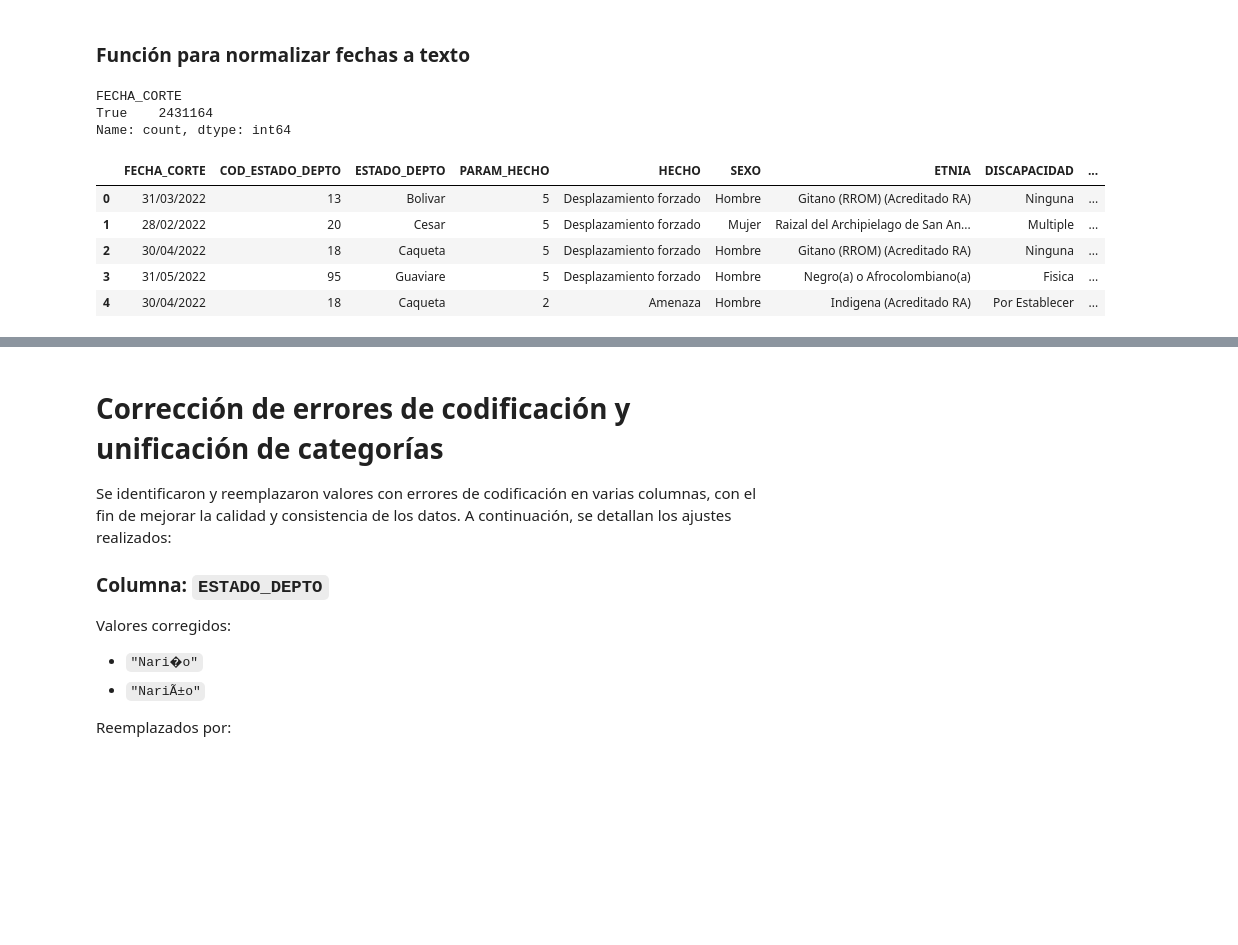
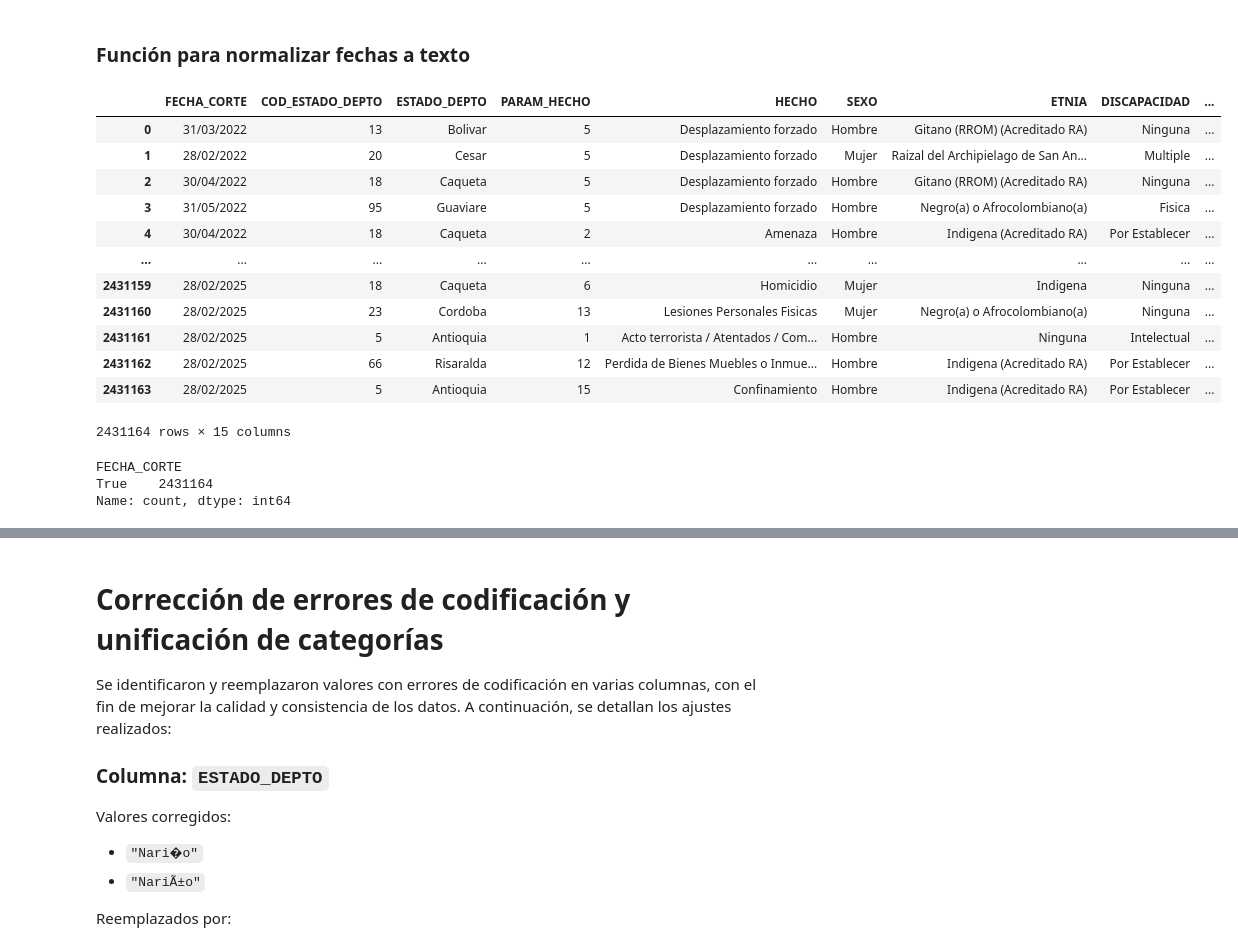
Before and after one commit to SantiRendon/memoria-abierta-conflicto-armado-colombia-2022-2025, a Jupyter notebook: notebooks/02_limpieza_datos_victimas.ipynb, the cells around one changed output, grey strips where cells are left out. Drawn from its saved outputs; the diff is of its cells as text; code cells hidden in the pictures; blank space fills up the shorter version.

```diff
--- a/notebooks/02_limpieza_datos_victimas.ipynb
+++ b/notebooks/02_limpieza_datos_victimas.ipynb
@@ -188,17 +188,27 @@ def normalizar_fecha(fecha_str: str) -> str:
 df["FECHA_CORTE"] = df["FECHA_CORTE"].apply(normalizar_fecha)
 # %%
 df = df.drop(columns=["FORMATO_FECHA"])
+# %%
+df
+# %% [output]
+|  | FECHA_CORTE | COD_ESTADO_DEPTO | ESTADO_DEPTO | PARAM_HECHO | HECHO | SEXO | ETNIA | DISCAPACIDAD | ... |
+| 0 | 31/03/2022 | 13 | Bolivar | 5 | Desplazamiento forzado | Hombre | Gitano (RROM) (Acreditado RA) | Ninguna | ... |
+| 1 | 28/02/2022 | 20 | Cesar | 5 | Desplazamiento forzado | Mujer | Raizal del Archipielago de San An... | Multiple | ... |
+| 2 | 30/04/2022 | 18 | Caqueta | 5 | Desplazamiento forzado | Hombre | Gitano (RROM) (Acreditado RA) | Ninguna | ... |
+| 3 | 31/05/2022 | 95 | Guaviare | 5 | Desplazamiento forzado | Hombre | Negro(a) o Afrocolombiano(a) | Fisica | ... |
+| 4 | 30/04/2022 | 18 | Caqueta | 2 | Amenaza | Hombre | Indigena (Acreditado RA) | Por Establecer | ... |
+| ... | ... | ... | ... | ... | ... | ... | ... | ... | ... |
+| 2431159 | 28/02/2025 | 18 | Caqueta | 6 | Homicidio | Mujer | Indigena | Ninguna | ... |
+| 2431160 | 28/02/2025 | 23 | Cordoba | 13 | Lesiones Personales Fisicas | Mujer | Negro(a) o Afrocolombiano(a) | Ninguna | ... |
+| 2431161 | 28/02/2025 | 5 | Antioquia | 1 | Acto terrorista / Atentados / Com... | Hombre | Ninguna | Intelectual | ... |
+| 2431162 | 28/02/2025 | 66 | Risaralda | 12 | Perdida de Bienes Muebles o Inmue... | Hombre | Indigena (Acreditado RA) | Por Establecer | ... |
+| 2431163 | 28/02/2025 | 5 | Antioquia | 15 | Confinamiento | Hombre | Indigena (Acreditado RA) | Por Establecer | ... |
+2431164 rows × 15 columns
 # %%
 validas = df["FECHA_CORTE"].str.match(r"^\d{2}/\d{2}/\d{4}$")
+
 print(validas.value_counts())
-df.head()
 # %% [output]
 FECHA_CORTE
 True    2431164
 Name: count, dtype: int64
-|  | FECHA_CORTE | COD_ESTADO_DEPTO | ESTADO_DEPTO | PARAM_HECHO | HECHO | SEXO | ETNIA | DISCAPACIDAD | ... |
-| 0 | 31/03/2022 | 13 | Bolivar | 5 | Desplazamiento forzado | Hombre | Gitano (RROM) (Acreditado RA) | Ninguna | ... |
-| 1 | 28/02/2022 | 20 | Cesar | 5 | Desplazamiento forzado | Mujer | Raizal del Archipielago de San An... | Multiple | ... |
-| 2 | 30/04/2022 | 18 | Caqueta | 5 | Desplazamiento forzado | Hombre | Gitano (RROM) (Acreditado RA) | Ninguna | ... |
-| 3 | 31/05/2022 | 95 | Guaviare | 5 | Desplazamiento forzado | Hombre | Negro(a) o Afrocolombiano(a) | Fisica | ... |
-| 4 | 30/04/2022 | 18 | Caqueta | 2 | Amenaza | Hombre | Indigena (Acreditado RA) | Por Establecer | ... |
```
Also changed, not shown: parts of 2 cells of this notebook.
